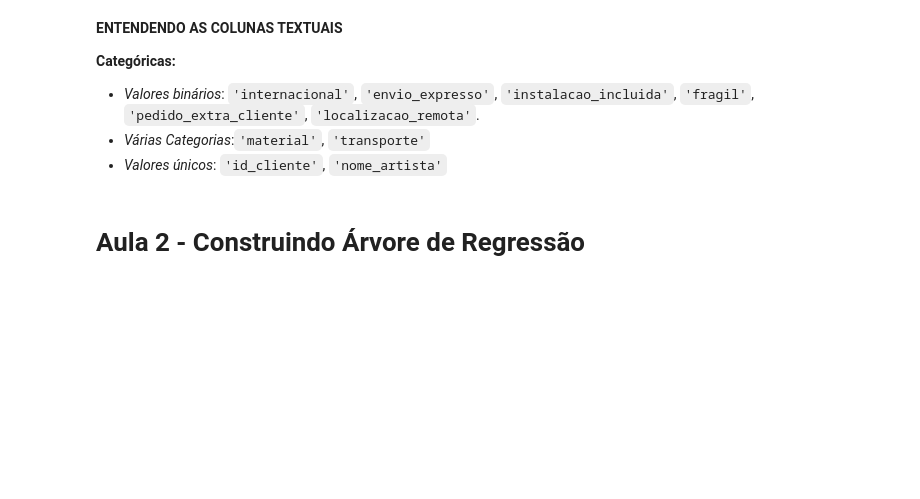
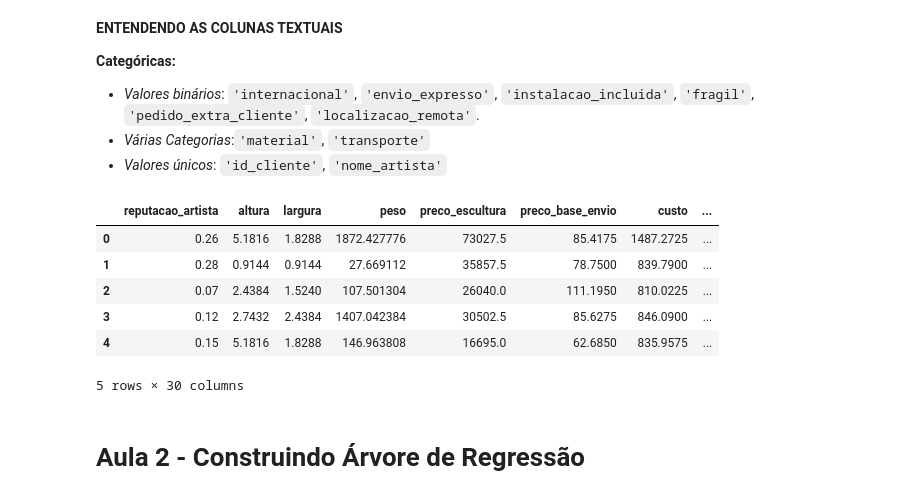
Before and after one commit to arthur-pulini/Machine-Learning-regressao-alura, a Jupyter notebook: Construindo_Arvores_de_Regressao/Projeto-Regressao.ipynb, the cells around one changed output. Saved outputs shown, nothing was run; the diff lists cells and outputs as text; code cells hidden in the pictures; blank space fills up the shorter version.

Commit message:
Aplicando a transformação dummy nas variáveis categóricas

```diff
--- a/Construindo_Arvores_de_Regressao/Projeto-Regressao.ipynb
+++ b/Construindo_Arvores_de_Regressao/Projeto-Regressao.ipynb
@@ -134,6 +152,27 @@ for column in colunas_categoricas:
 - *Valores binários*: `'internacional'`, `'envio_expresso'`, `'instalacao_incluida'`,  `'fragil'`, `'pedido_extra_cliente'`, `'localizacao_remota'`.
 - *Várias Categorias*:`'material'`, `'transporte'`
 - *Valores únicos*: `'id_cliente'`, `'nome_artista'`
+# %%
+categoricas = ['material', 'internacional', 'envio_expresso', 'instalacao_incluida',
+                'transporte', 'fragil', 'pedido_extra_cliente','localizacao_remota']
+
+#prefix = aplica o nome nas colunas que serão criadas
+#drop_first = deleta as colunas de texto antigas
+df = pd.get_dummies(df, columns=categoricas,
+                    prefix = categoricas,
+                    drop_first=True)
+# %%
+df.drop(['id_cliente', 'nome_artista'], axis=1, inplace=True)
+# %%
+df.head()
+# %% [output]
+|  | reputacao_artista | altura | largura | peso | preco_escultura | preco_base_envio | custo | ... |
+| 0 | 0.26 | 5.1816 | 1.8288 | 1872.427776 | 73027.5 | 85.4175 | 1487.2725 | ... |
+| 1 | 0.28 | 0.9144 | 0.9144 | 27.669112 | 35857.5 | 78.7500 | 839.7900 | ... |
+| 2 | 0.07 | 2.4384 | 1.5240 | 107.501304 | 26040.0 | 111.1950 | 810.0225 | ... |
+| 3 | 0.12 | 2.7432 | 2.4384 | 1407.042384 | 30502.5 | 85.6275 | 846.0900 | ... |
+| 4 | 0.15 | 5.1816 | 1.8288 | 146.963808 | 16695.0 | 62.6850 | 835.9575 | ... |
+5 rows × 30 columns
 # %% [markdown]
 # Aula 2 - Construindo Árvore de Regressão
 # %%
```
Also changed, not shown: parts of 3 cells of this notebook.
